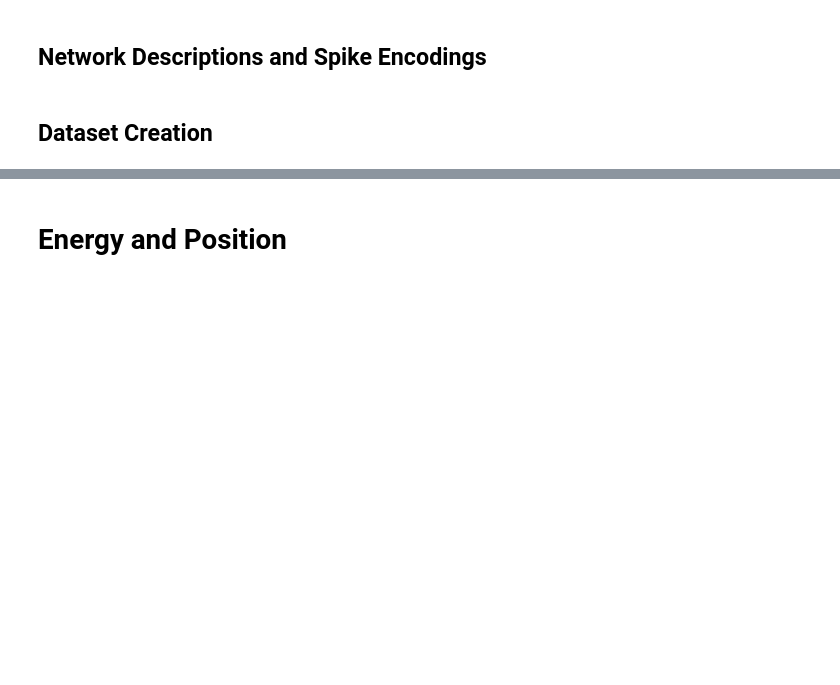
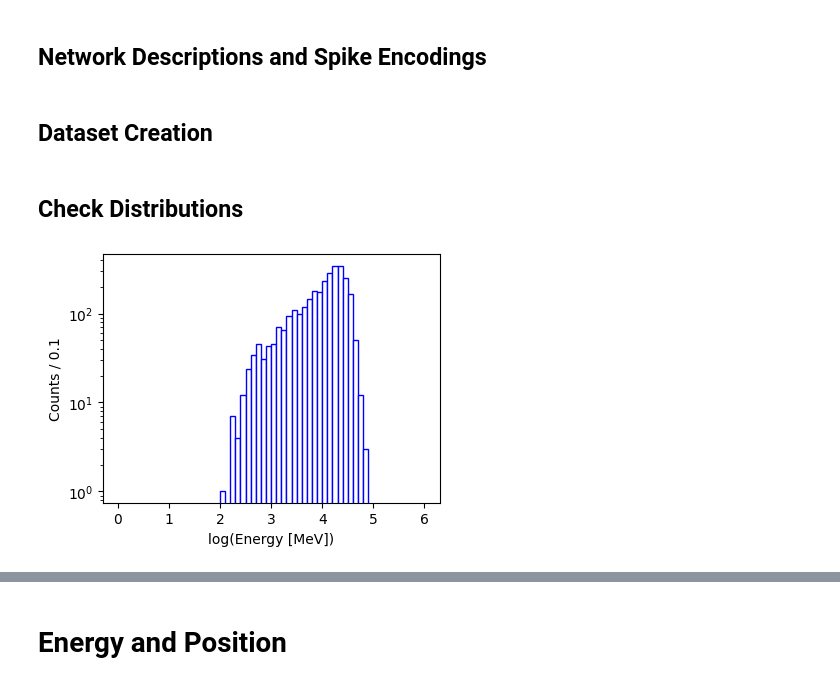
Before and after one commit to enlupi/SNN-Cal, a Jupyter notebook: SNN/SNN.ipynb, the cells around one changed output, grey strips where cells are left out. Saved outputs shown, nothing was run; the diff lists cells and outputs as text; code cells hidden in the pictures; blank space fills up the shorter version.

```diff
--- a/SNN/SNN.ipynb
+++ b/SNN/SNN.ipynb
@@ -533,0 +544,19 @@ dataset = ds.build_dataset("../Data/PrimaryOnly/", max_files=100, primary_only=T
+# %%
+dataset = ds.build_dataset("../Data/PrimaryOnly/Centered", max_files=100, primary_only=True,
+                           target=["energy","centroid","dispersion"])
+# %% [markdown]
+## Check Distributions
+# %%
+dataset.transform = lambda x: (x[0], ds.to_tensor_and_dtype(np.log10(x[1][0])), torch.float32)
+dims=["log(Energy [MeV])"]
+fig, axs = plt.subplots(ncols=len(dims), nrows=1, facecolor="w", figsize=(4*len(dims), 3),constrained_layout=True)
+n = 10
+bins=np.arange(0, 6+1/n, 1/n)
+axs.set_ylabel(f"Counts / {1/n}")
+for i in range(len(dims)):
+    energy = np.array([d[1] for d in dataset])
+    axs.set_xlabel(dims[i])
+    axs.set_yscale("log")
+    axs.hist(energy, bins=bins, edgecolor='blue', facecolor='white')
+# %% [output]
+[figure, added]
```
Also changed, not shown: parts of 6 cells of this notebook, 33 other files.
